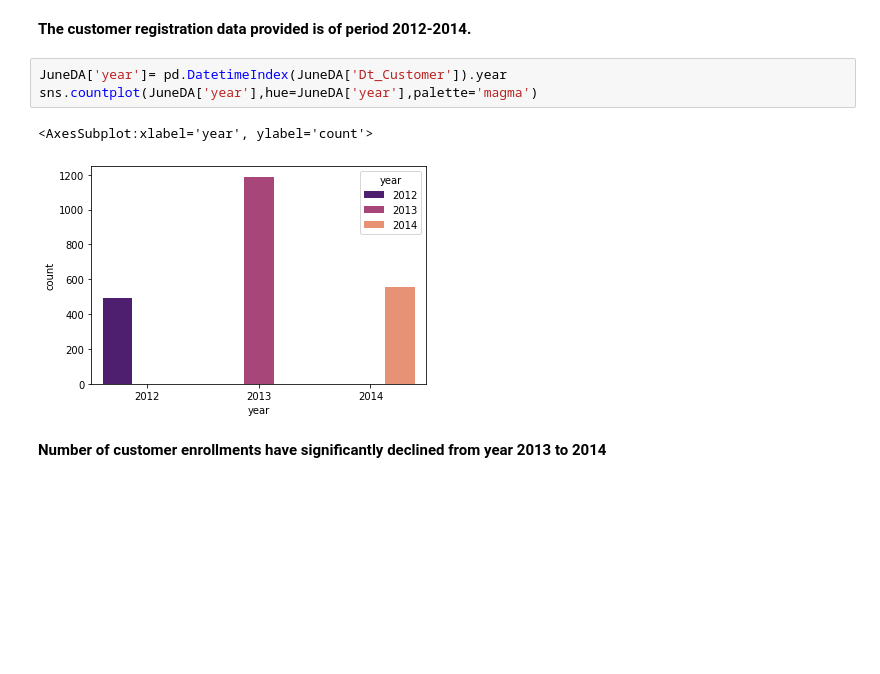
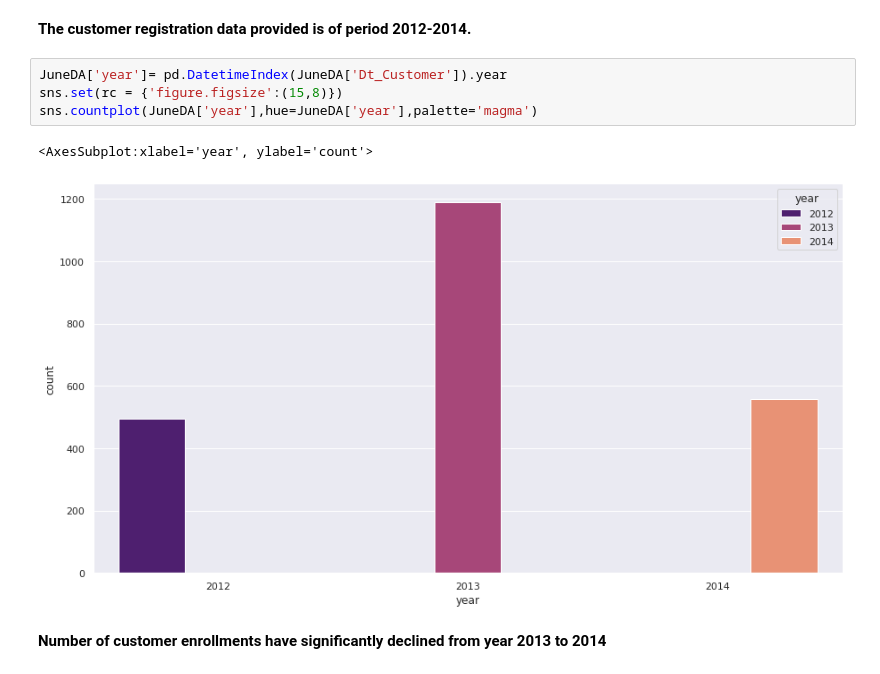
Before and after one commit to ashishakkumar/centerhears_internship, a Jupyter notebook: chears-internship-task.ipynb, the cells around one changed output. Cells and saved outputs as stored; diff of their text form; blank space fills up the shorter version.

```diff
--- a/chears-internship-task.ipynb
+++ b/chears-internship-task.ipynb
@@ -68,10 +68,11 @@ Name: Dt_Customer, Length: 663, dtype: int64
 **The customer registration data provided is of period 2012-2014.**
 # %%
 JuneDA['year']= pd.DatetimeIndex(JuneDA['Dt_Customer']).year
+sns.set(rc = {'figure.figsize':(15,8)})
 sns.countplot(JuneDA['year'],hue=JuneDA['year'],palette='magma')
 # %% [output]
 <AxesSubplot:xlabel='year', ylabel='count'>
-[figure, old version]
+[figure, new version]
 # %% [markdown]
 **Number of customer enrollments have significantly declined from year 2013 to 2014**
 # %% [markdown]
```
Also changed, not shown: parts of 2 cells of this notebook.
